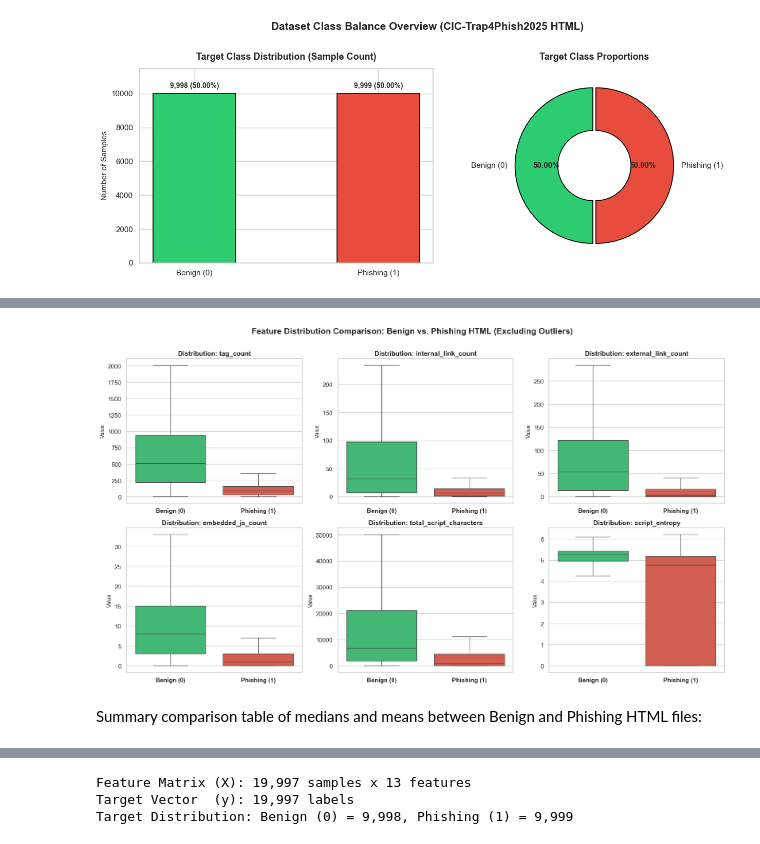
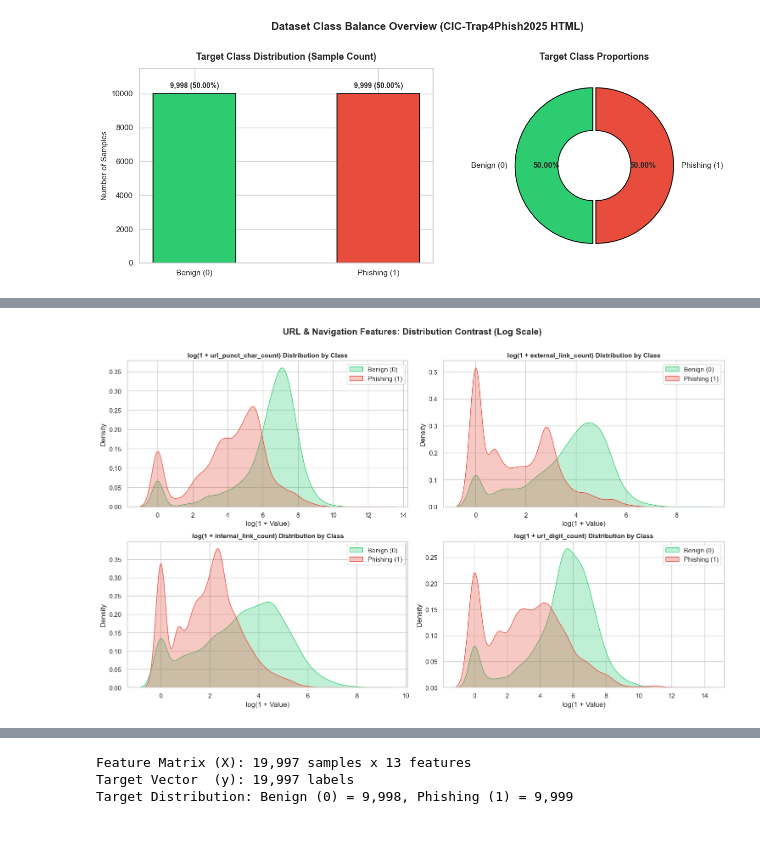
Before and after one commit to ChaiWork/ExplainPhish, a Jupyter notebook: googleCollab/explainPhish.ipynb, the cells around one changed output, grey strips where cells are left out. Saved outputs shown, nothing was run; the diff lists cells and outputs as text; code cells hidden in the pictures.

Commit message:
feat: add ExplainPhish HTML feature analysis and exploratory data notebook

```diff
--- a/googleCollab/explainPhish.ipynb
+++ b/googleCollab/explainPhish.ipynb
@@ -312,0 +448,19 @@ Let's compare the distributions of key features across the Benign (`0`) and Phis
+# %%
+# Detailed inspection of evenly distributed continuous attributes
+even_features = ["entropy", "whitespace_ratio", "html_whitespace_ratio"]
+
+fig, axes = plt.subplots(1, 3, figsize=(16, 4.5))
+
+for i, col in enumerate(even_features):
+    ax = axes[i]
+    sns.kdeplot(data=df[df["label"] == 0][col], ax=ax, color="#2ecc71", label="Benign (0)", fill=True, alpha=0.3)
+    sns.kdeplot(data=df[df["label"] == 1][col], ax=ax, color="#e74c3c", label="Phishing (1)", fill=True, alpha=0.3)
+    sk = df[col].skew()
+    ax.set_title(f"{col}\n(Skewness = {sk:.2f} — Evenly Distributed)", fontsize=11, fontweight="bold")
+    ax.set_xlabel("Value")
+    ax.set_ylabel("Density")
+    ax.legend(loc="upper right")
+
+plt.suptitle("Evenly Distributed Attributes (Stratified by Class)", fontsize=14, fontweight="bold", y=1.02)
+plt.tight_layout()
+plt.show()
@@ -313,39 +520,21 @@ Let's compare the distributions of key features across the Benign (`0`) and Phis
 # %%
-# Select 6 distinguishing features for visual comparison
-dist_features = [
-    "tag_count",
-    "internal_link_count",
-    "external_link_count",
-    "embedded_js_count",
-    "total_script_characters",
-    "script_entropy"
-]
+# Comparison of link and URL attributes on log scale stratified by class
+url_features = ["url_punct_char_count", "external_link_count", "internal_link_count", "url_digit_count"]
 
-fig, axes = plt.subplots(2, 3, figsize=(16, 9))
+fig, axes = plt.subplots(2, 2, figsize=(15, 9))
 axes = axes.flatten()
 
-for i, col in enumerate(dist_features):
+for i, col in enumerate(url_features):
     ax = axes[i]
-    sns.boxplot(
-        data=df,
-        x="label",
-        y=col,
-        ax=ax,
-        palette=["#2ecc71", "#e74c3c"],
-        hue="label",
-        legend=False,
-        showfliers=False  # Hide extreme outliers for clearer quantile visibility
-    )
-    # Set fixed tick positions and labels in a single call (eliminates Matplotlib UserWarnings)
-    ax.set_xticks([0, 1], labels=["Benign (0)", "Phishing (1)"], fontweight="bold")
-    ax.set_title(f"Distribution: {col}", fontsize=12, fontweight="bold")
-    ax.set_xlabel("")
-    ax.set_ylabel("Value", fontsize=10)
+    sns.kdeplot(x=np.log1p(df[df["label"] == 0][col]), ax=ax, color="#2ecc71", label="Benign (0)", fill=True, alpha=0.3)
+    sns.kdeplot(x=np.log1p(df[df["label"] == 1][col]), ax=ax, color="#e74c3c", label="Phishing (1)", fill=True, alpha=0.3)
+    ax.set_title(f"log(1 + {col}) Distribution by Class", fontsize=11, fontweight="bold")
+    ax.set_xlabel("log(1 + Value)")
+    ax.set_ylabel("Density")
+    ax.legend(loc="upper right")
 
-plt.suptitle("Feature Distribution Comparison: Benign vs. Phishing HTML (Excluding Outliers)", fontsize=15, fontweight="bold", y=1.01)
+plt.suptitle("URL & Navigation Features: Distribution Contrast (Log Scale)", fontsize=15, fontweight="bold", y=1.01)
 plt.tight_layout()
 plt.show()
 # %% [output]
-[figure, old version]
+[figure, new version]
-# %% [markdown]
-Summary comparison table of medians and means between Benign and Phishing HTML files:
```
Also changed, not shown: parts of 38 cells of this notebook.
